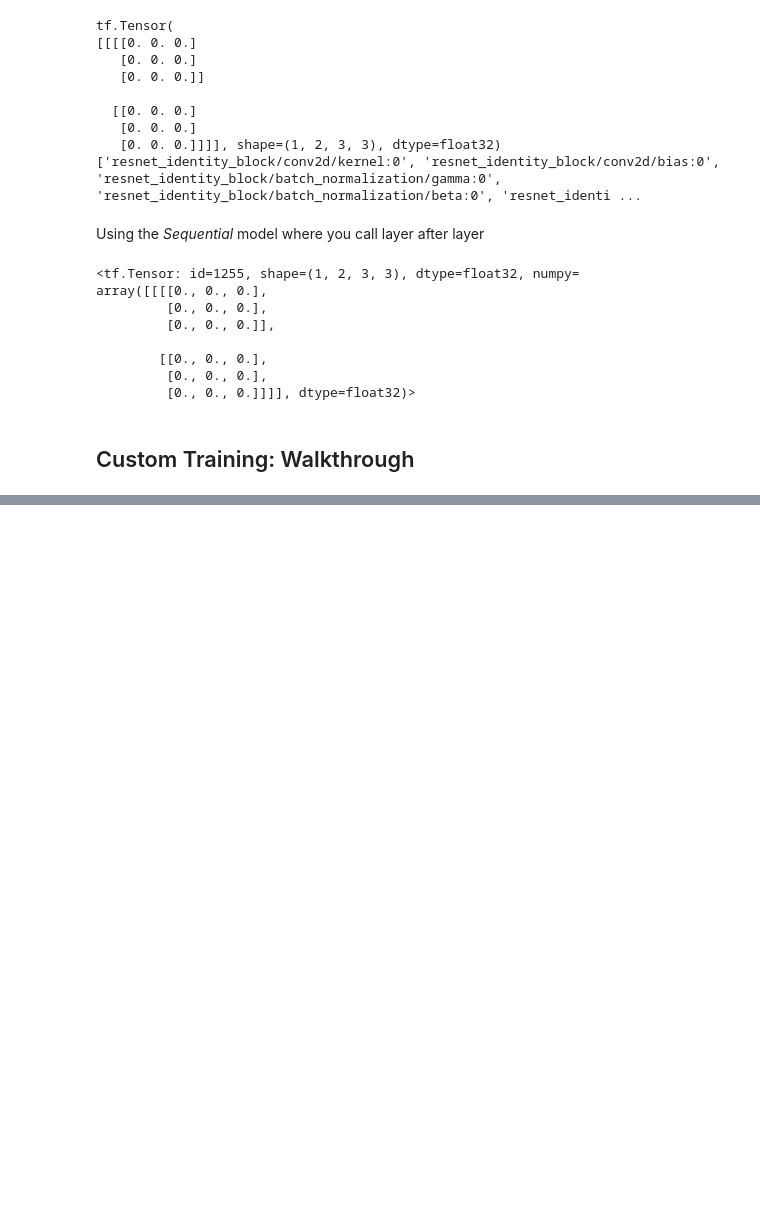
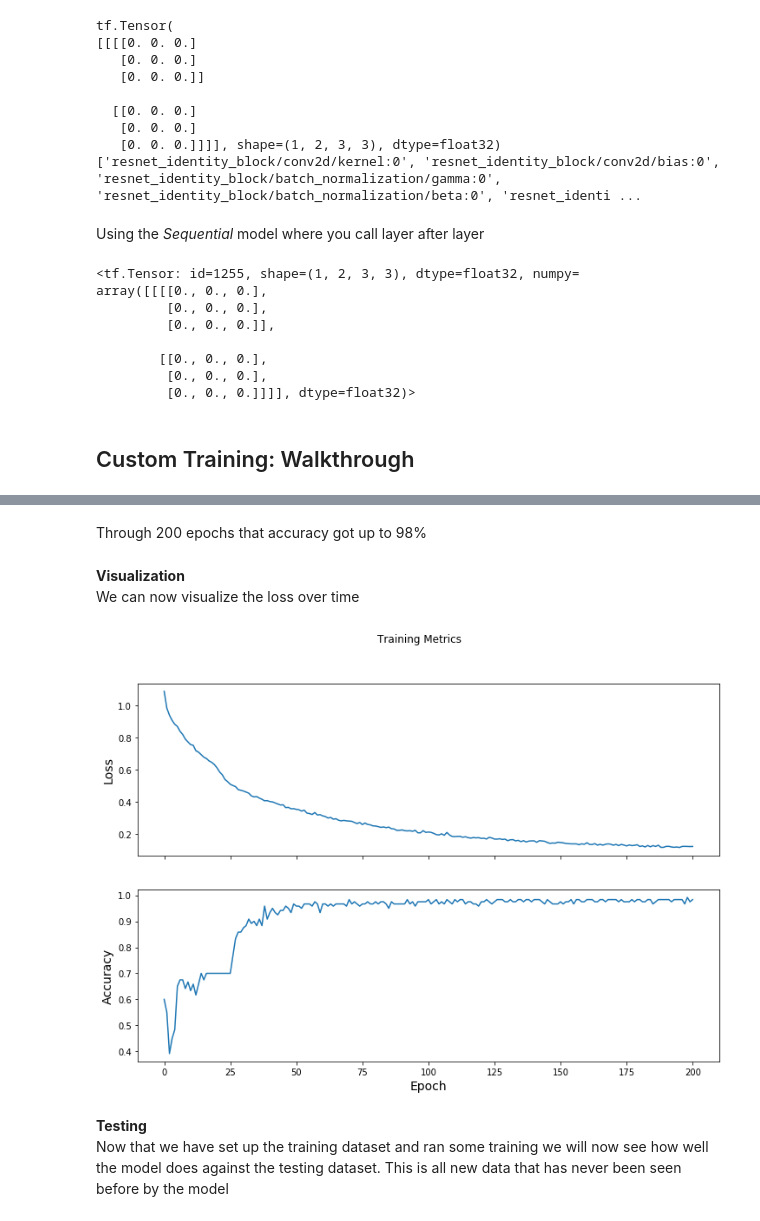
Before and after one commit to ehennis/Blog, a Jupyter notebook: TensorFlow/Research-CustomTrainingTesting.ipynb, the cells around one changed output, grey strips where cells are left out. Saved outputs shown, nothing was run; the diff lists cells and outputs as text; code cells hidden in the pictures; blank space fills up the shorter version.

```diff
--- a/TensorFlow/Research-CustomTrainingTesting.ipynb
+++ b/TensorFlow/Research-CustomTrainingTesting.ipynb
@@ -293,0 +474,8 @@ array([[[[0., 0., 0.],
+# %%
+loss_value, grads = grad(model, features, labels)
+
+print('Step: {}, Initial Loss: {}'.format(global_step.numpy(), loss_value.numpy()))
+
+optimizer.apply_gradients(zip(grads, model.trainable_variables), global_step)
+
+print('Step: {},         Loss: {}'.format(global_step.numpy(), loss(model, features, labels).numpy()))
@@ -293,0 +488,25 @@ array([[[[0., 0., 0.],
+# %%
+from tensorflow import contrib
+tfe = contrib.eager
+
+train_loss_results = []
+train_accuracy_results = []
+
+num_epochs = 201
+
+for epoch in range(num_epochs):
+    epoch_loss_avg = tfe.metrics.Mean()
+    epoch_accuracy = tfe.metrics.Accuracy()
+
+    for x, y in train_dataset:
+        loss_value, grads = grad(model, x, y)
+        optimizer.apply_gradients(zip(grads, model.trainable_variables), global_step)
+
+        epoch_loss_avg(loss_value)
+        epoch_accuracy(tf.argmax(model(x), axis=1, output_type=tf.int32), y)
+
+    train_loss_results.append(epoch_loss_avg.result())
+    train_accuracy_results.append(epoch_accuracy.result())
+
+    if epoch % 50 == 0:
+        print('Epoch: {:03d}: Loss: {:.3f}, Accuracy: {:.3%}'.format( epoch, epoch_loss_avg.result(), epoch_accuracy.result()))
@@ -293,0 +519,21 @@ array([[[[0., 0., 0.],
+# %% [markdown]
+Through 200 epochs that accuracy got up to 98%
+# %% [markdown]
+**Visualization**
+We can now visualize the loss over time
+# %%
+fig, axes = plt.subplots(2, sharex=True, figsize=(12,8))
+fig.suptitle('Training Metrics')
+
+axes[0].set_ylabel("Loss", fontsize=14)
+axes[0].plot(train_loss_results)
+
+axes[1].set_ylabel("Accuracy", fontsize=14)
+axes[1].set_xlabel("Epoch", fontsize=14)
+axes[1].plot(train_accuracy_results)
+plt.show()
+# %% [output]
+[figure, added]
+# %% [markdown]
+**Testing**
+Now that we have set up the training dataset and ran some training we will now see how well the model does against the testing dataset. This is all new data that has never been seen before by the model
```
Also changed, not shown: parts of 37 cells of this notebook.
